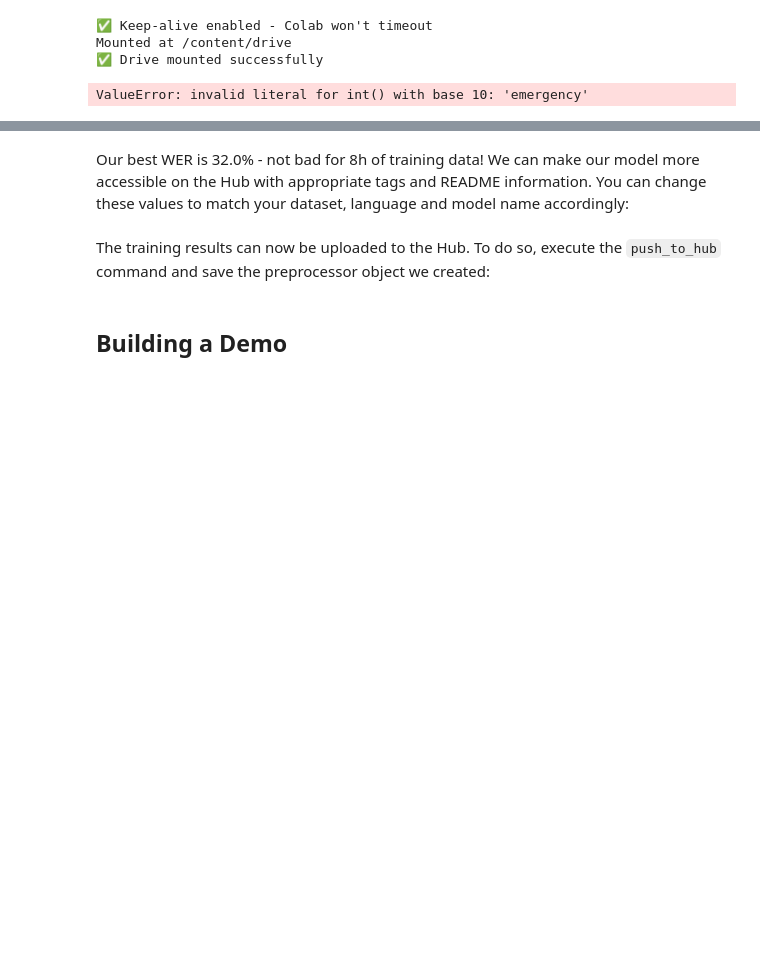
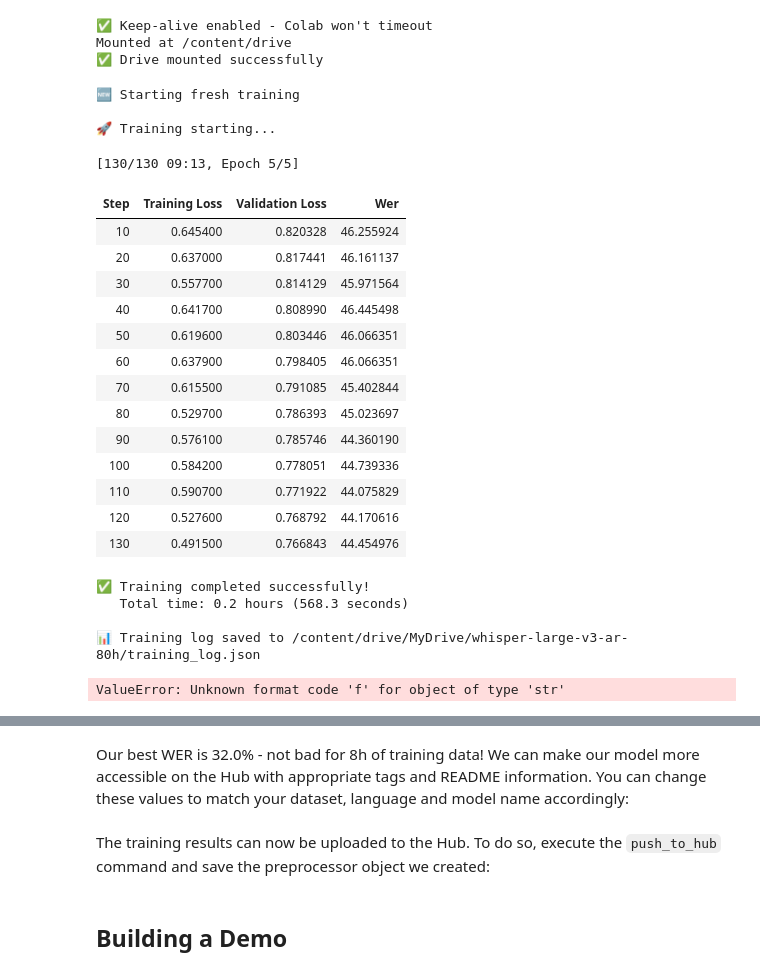
Before and after one commit to BrunoSader/WhisperTraining, a Jupyter notebook: fine_tune_whisper.ipynb, the cells around one changed output, grey strips where cells are left out. Drawn from its saved outputs; the diff is of its cells as text; code cells hidden in the pictures; blank space fills up the shorter version.

```diff
--- a/fine_tune_whisper.ipynb
+++ b/fine_tune_whisper.ipynb
@@ -550,7 +539,7 @@ from tqdm.auto import tqdm
 import os
 
 # Parameters
-TARGET_SADA_HOURS = 50  # How many hours of SADA to download
+TARGET_SADA_HOURS = 20  # How many hours of SADA to download
 LOCAL_SADA_DIR = "./sada_audio_files/"
 
 print(f"🎯 Goal: Download {TARGET_SADA_HOURS} hours of SADA audio files locally")
@@ -1345,6 +1427,7 @@ torch.cuda.empty_cache()
 
 # Check for existing checkpoints (resume training)
 checkpoints = [d for d in os.listdir(drive_output_dir) if d.startswith('checkpoint-')]
+checkpoints = False
 if checkpoints:
     latest_checkpoint = max(checkpoints, key=lambda x: int(x.split('-')[1]))
     resume_from = os.path.join(drive_output_dir, latest_checkpoint)
@@ -1360,37 +1443,56 @@ start_time = time.time()
 try:
     # Train (will auto-resume if checkpoint exists)
     trainer.train(resume_from_checkpoint=resume_from)
 
     # Calculate final stats
     total_time = time.time() - start_time
     print(f"\n✅ Training completed successfully!")
     print(f"   Total time: {total_time/3600:.1f} hours ({total_time:.1f} seconds)")
-    print(f"   Final loss: {trainer.state.log_history[-1].get('loss', 'N/A'):.4f}")
-    if 'eval_wer' in trainer.state.log_history[-1]:
-        print(f"   Final WER: {trainer.state.log_history[-1]['eval_wer']:.2f}%")
 
 except KeyboardInterrupt:
     print("\n⚠️ Training interrupted by user")
     print("Saving checkpoint...")
     trainer.save_model(os.path.join(drive_output_dir, "checkpoint-interrupted"))
     print("✅ Checkpoint saved. You can resume later.")
 
 finally:
     # Always save the training log
     if hasattr(trainer.state, 'log_history'):
         import json
         log_file = os.path.join(drive_output_dir, "training_log.json")
         with open(log_file, 'w') as f:
             json.dump(trainer.state.log_history, f, indent=2)
         print(f"\n📊 Training log saved to {log_file}")
 
 # Quick evaluation on best model
 print("\n🔍 Loading best model for final evaluation...")
 trainer.model = trainer.model.from_pretrained(drive_output_dir)
 final_metrics = trainer.evaluate()
 print(f"📈 Final evaluation WER: {final_metrics.get('eval_wer', 'N/A'):.2f}%")
 # %% [output]
-ValueError: invalid literal for int() with base 10: 'emergency'
+🆕 Starting fresh training
+
+🚀 Training starting...
+[130/130 09:13, Epoch 5/5]
+| Step | Training Loss | Validation Loss | Wer |
+| 10 | 0.645400 | 0.820328 | 46.255924 |
+| 20 | 0.637000 | 0.817441 | 46.161137 |
+| 30 | 0.557700 | 0.814129 | 45.971564 |
+| 40 | 0.641700 | 0.808990 | 46.445498 |
+| 50 | 0.619600 | 0.803446 | 46.066351 |
+| 60 | 0.637900 | 0.798405 | 46.066351 |
+| 70 | 0.615500 | 0.791085 | 45.402844 |
+| 80 | 0.529700 | 0.786393 | 45.023697 |
+| 90 | 0.576100 | 0.785746 | 44.360190 |
+| 100 | 0.584200 | 0.778051 | 44.739336 |
+| 110 | 0.590700 | 0.771922 | 44.075829 |
+| 120 | 0.527600 | 0.768792 | 44.170616 |
+| 130 | 0.491500 | 0.766843 | 44.454976 |
+✅ Training completed successfully!
+   Total time: 0.2 hours (568.3 seconds)
+
+📊 Training log saved to /content/drive/MyDrive/whisper-large-v3-ar-80h/training_log.json
+ValueError: Unknown format code 'f' for object of type 'str'
 # %%
 # Analyze training results
 import matplotlib.pyplot as plt
```
Also changed, not shown: parts of 15 cells of this notebook.
